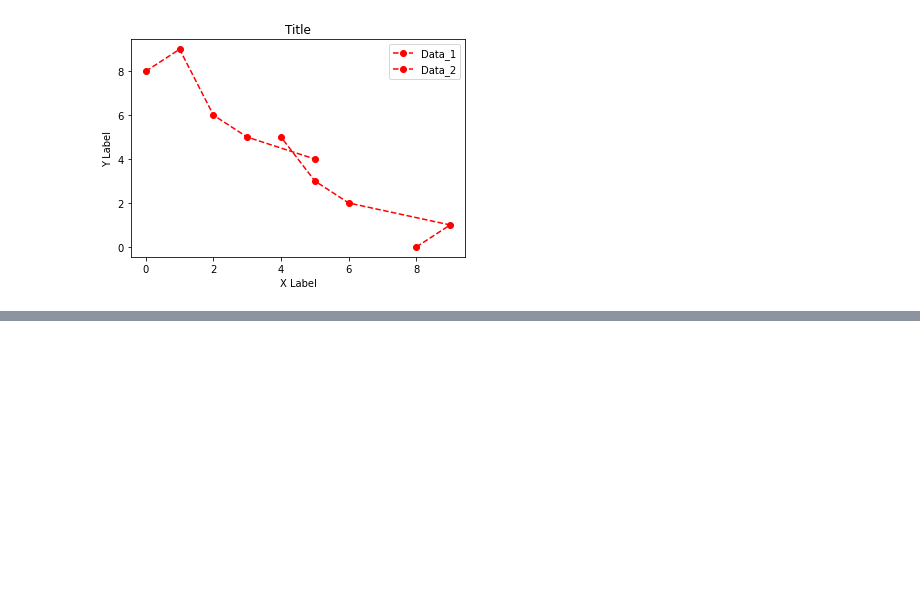
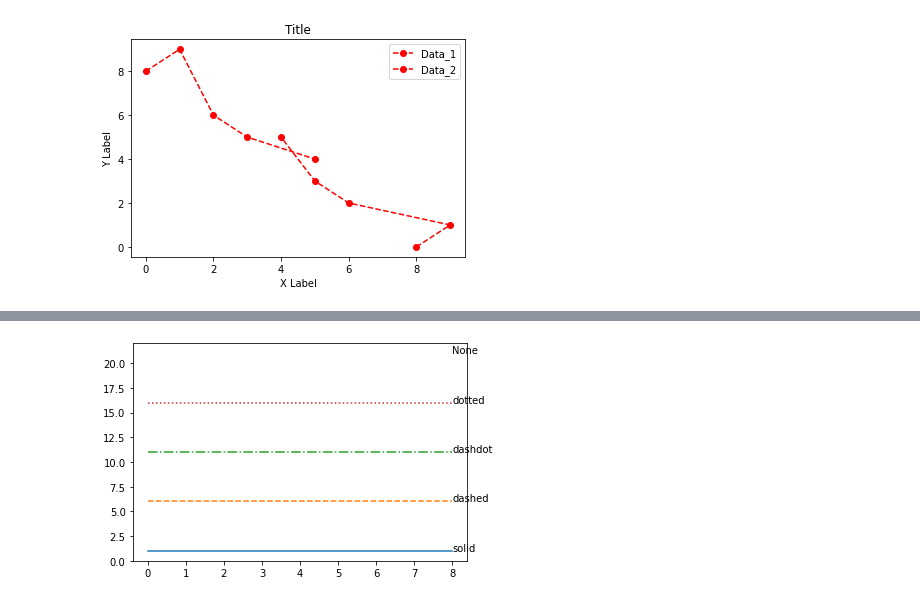
Before and after one commit to mtf0111/PythonDemo, a Jupyter notebook: demo_matplotlib.ipynb, the cells around one changed output, grey strips where cells are left out. Drawn from its saved outputs; the diff is of its cells as text; code cells hidden in the pictures; blank space fills up the shorter version.

```diff
--- a/demo_matplotlib.ipynb
+++ b/demo_matplotlib.ipynb
@@ -64,0 +88,17 @@ plt.show()
+# %%
+#linestyles
+linestyle = {'-':'solid', '--' : 'dashed','-.' : 'dashdot',
+             ':' : 'dotted','none':"None"}
+
+fig, ax = plt.subplots()
+x = np.arange(0,10,2)
+y = np.ones(5)
+dy = 0.0
+for style, val in linestyle.items():
+    ax.plot(x,y+dy,linestyle=val)
+    ax.annotate(val,(8.0,1+dy))
+    dy+=5
+
+plt.show()
+# %% [output]
+[figure, added]
```
Also changed, not shown: parts of 7 cells of this notebook.
